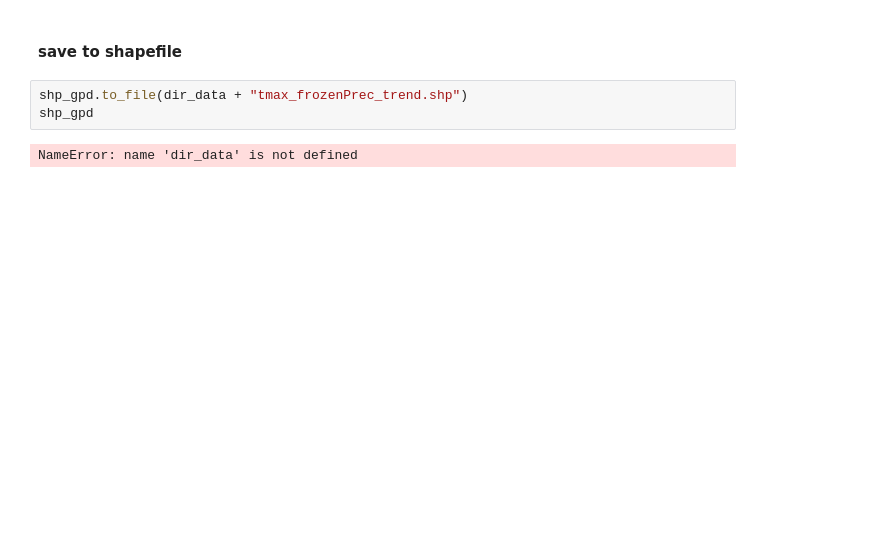
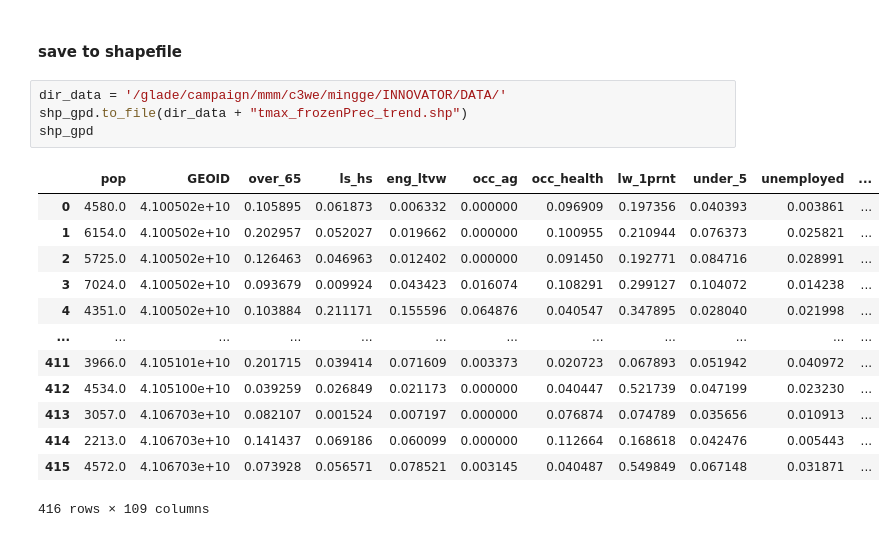
Before and after one commit to ming80302/Innovator, a Jupyter notebook: trend_map_sovi.ipynb, the cells around one changed output. Drawn from its saved outputs; the diff is of its cells as text; blank space fills up the shorter version.

```diff
--- a/trend_map_sovi.ipynb
+++ b/trend_map_sovi.ipynb
@@ -436,7 +444,20 @@ plt.savefig(dir_plot + 'frozenPrec_p-value_frozenPrec_oregon.pdf', bbox_inches='
 # %% [markdown]
 #### save to shapefile
 # %%
+dir_data = '/glade/campaign/mmm/c3we/mingge/INNOVATOR/DATA/'
 shp_gpd.to_file(dir_data + "tmax_frozenPrec_trend.shp")
 shp_gpd
 # %% [output]
+|  | pop | GEOID | over_65 | ls_hs | eng_ltvw | occ_ag | occ_health | lw_1prnt | under_5 | unemployed | ... |
+| 0 | 4580.0 | 4.100502e+10 | 0.105895 | 0.061873 | 0.006332 | 0.000000 | 0.096909 | 0.197356 | 0.040393 | 0.003861 | ... |
+| 1 | 6154.0 | 4.100502e+10 | 0.202957 | 0.052027 | 0.019662 | 0.000000 | 0.100955 | 0.210944 | 0.076373 | 0.025821 | ... |
+| 2 | 5725.0 | 4.100502e+10 | 0.126463 | 0.046963 | 0.012402 | 0.000000 | 0.091450 | 0.192771 | 0.084716 | 0.028991 | ... |
+| 3 | 7024.0 | 4.100502e+10 | 0.093679 | 0.009924 | 0.043423 | 0.016074 | 0.108291 | 0.299127 | 0.104072 | 0.014238 | ... |
+| 4 | 4351.0 | 4.100502e+10 | 0.103884 | 0.211171 | 0.155596 | 0.064876 | 0.040547 | 0.347895 | 0.028040 | 0.021998 | ... |
+| ... | ... | ... | ... | ... | ... | ... | ... | ... | ... | ... | ... |
+| 411 | 3966.0 | 4.105101e+10 | 0.201715 | 0.039414 | 0.071609 | 0.003373 | 0.020723 | 0.067893 | 0.051942 | 0.040972 | ... |
+| 412 | 4534.0 | 4.105100e+10 | 0.039259 | 0.026849 | 0.021173 | 0.000000 | 0.040447 | 0.521739 | 0.047199 | 0.023230 | ... |
+| 413 | 3057.0 | 4.106703e+10 | 0.082107 | 0.001524 | 0.007197 | 0.000000 | 0.076874 | 0.074789 | 0.035656 | 0.010913 | ... |
+| 414 | 2213.0 | 4.106703e+10 | 0.141437 | 0.069186 | 0.060099 | 0.000000 | 0.112664 | 0.168618 | 0.042476 | 0.005443 | ... |
+| 415 | 4572.0 | 4.106703e+10 | 0.073928 | 0.056571 | 0.078521 | 0.003145 | 0.040487 | 0.549849 | 0.067148 | 0.031871 | ... |
-NameError: name 'dir_data' is not defined
+416 rows × 109 columns
```
Also changed, not shown: parts of 7 cells of this notebook.
